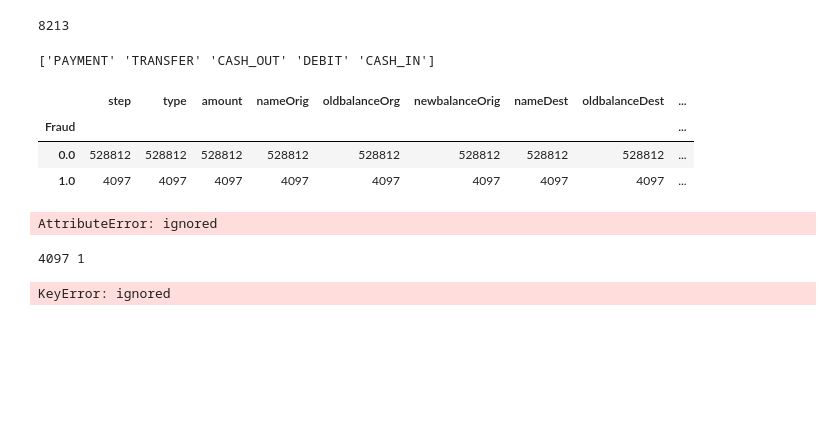
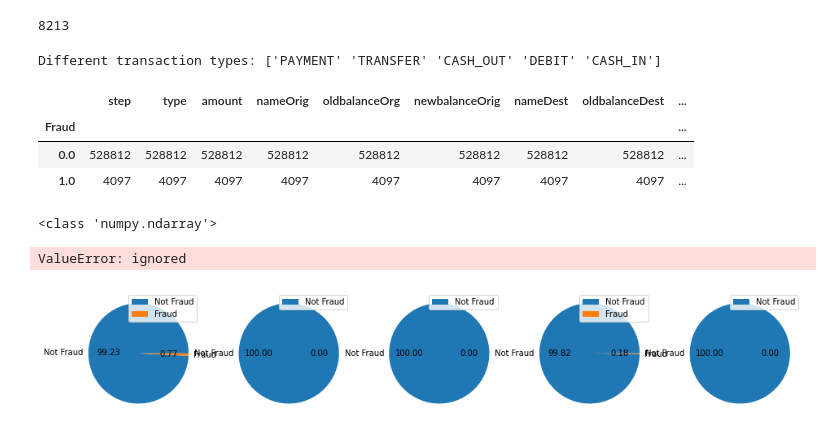
Before and after one commit to ankur2392roy/Online-fraud, a Jupyter notebook: Online_fraud.ipynb, the cells around one changed output. Cells and saved outputs as stored; diff of their text form; code cells hidden in the pictures; blank space fills up the shorter version.

```diff
--- a/Online_fraud.ipynb
+++ b/Online_fraud.ipynb
@@ -19,12 +19,12 @@ print(df[df['isFraud']==1.0].shape[0])
 8213
 # %%
 trans_type=df['type'].unique()
-print(trans_type)
+print("Different transaction types:",trans_type)
 df.loc[(df['type']=='TRANSFER') & (df['isFraud']==1.0), 'Fraud']=1.0
 df.loc[(df['type']=='TRANSFER' )& (df['isFraud']==0.0), 'Fraud']=0.0
 df.groupby('Fraud').count()
 # %% [output]
-['PAYMENT' 'TRANSFER' 'CASH_OUT' 'DEBIT' 'CASH_IN']
+Different transaction types: ['PAYMENT' 'TRANSFER' 'CASH_OUT' 'DEBIT' 'CASH_IN']
 |  | step | type | amount | nameOrig | oldbalanceOrg | newbalanceOrig | nameDest | oldbalanceDest | ... |
 | Fraud |  |  |  |  |  |  |  |  | ... |
 | 0.0 | 528812 | 528812 | 528812 | 528812 | 528812 | 528812 | 528812 | 528812 | ... |
@@ -38,38 +38,26 @@ df_cashout=df[df['type']=='CASH_OUT']
 df_cashin=df[df['type']=='CASH_IN']
 
 
-a=df_transfer.groupby('isFraud')['type'].count().melt()
+a=df_transfer.groupby('isFraud')['type'].count()
 b=df_payment.groupby('isFraud')['type'].count()
-#c=df_debit.groupby('isFraud')['type'].count().unstack(fill_value=0)
-#d=df_cashout.groupby('isFraud')['type'].count().unstack(fill_value=0)
-#e=df_cashin.groupby('isFraud')['type'].count().unstack(fill_value=0)
-a
+c=df_debit.groupby('isFraud')['type'].count()
+d=df_cashout.groupby('isFraud')['type'].count()
+e=df_cashin.groupby('isFraud')['type'].count()
 
-# df_list=np.array([b,a])
-# nrows=2
-# ncols=1
-
-#fig, axes = plt.subplots()
-
-
-# count=0
-# for r in range(nrows):
-#     for c in range(ncols):
-#         x=df_list[count]
-#         x.plot(ax=axes[r,c],kind='pie',subplots=True,figsize=(8, 3),label='TRANSFER',autopct='%.2f',labels=['Not Fraud','Fraud'])
-#         #axes[r,c].pie(x['type'])
-#         count+=1
-
-
-#a.plot.pie(label='TRANSFER',figsize=(8, 3),autopct='%.2f',labels=['Not Fraud','Fraud'])
-#b.plot.pie(label='TRANSFER',figsize=(4, 3),autopct='%.2f',labels=['Not Fraud','Fraud'])
+trans_fraud_type=np.array([a,b,c,d,e])
 # %% [output]
-AttributeError: ignored
+<class 'numpy.ndarray'>
 # %%
-print(a[1],len(b))
-df2 = pd.DataFrame({'Transfer': [a[0],a[1]],'Payment':[b[0],b[1]]},
+
+for dframe in trans_fraud_type:
+  length=len(dframe)
+  if length==1:
+    dframe[1]=0
+
+df2 = pd.DataFrame({'Transfer': [a[0],a[1]],'Payment':[b[0],b[1]],'Debit':[c[0],c[1]],'Cash_out':[d[0],d[1]],'Cash_in':[e[0],e[1]]},
                   index=['Not Fraud','Fraud'])
-df2
+
+df2.plot(kind='pie', subplots=True, figsize=(16,4),autopct='%.2f',ylabel='',title=trans_type)
 # %% [output]
-4097 1
+ValueError: ignored
-KeyError: ignored
+[figure, added]
```
